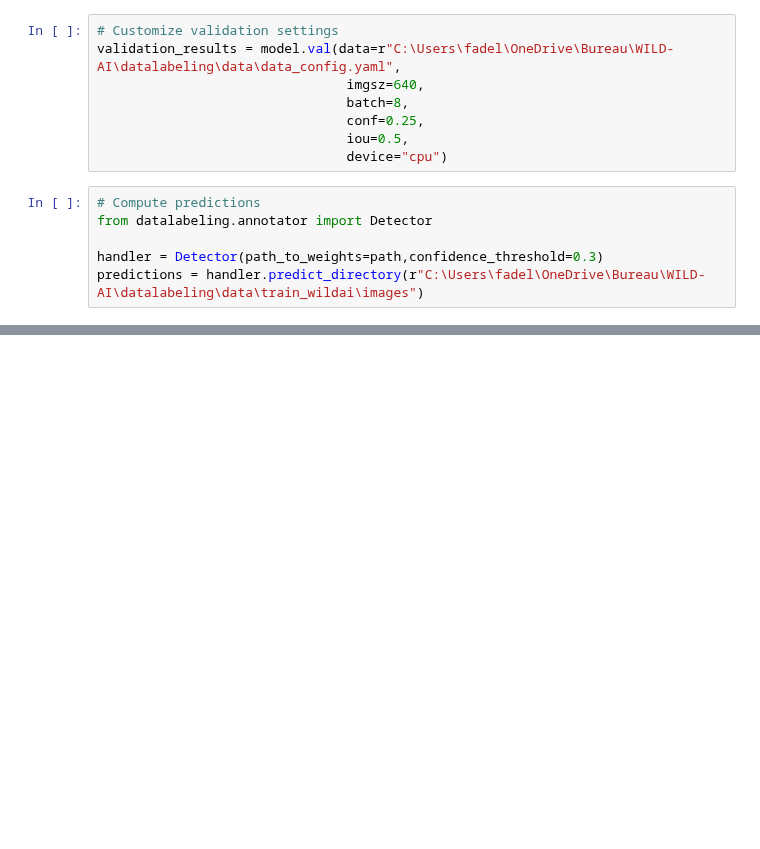
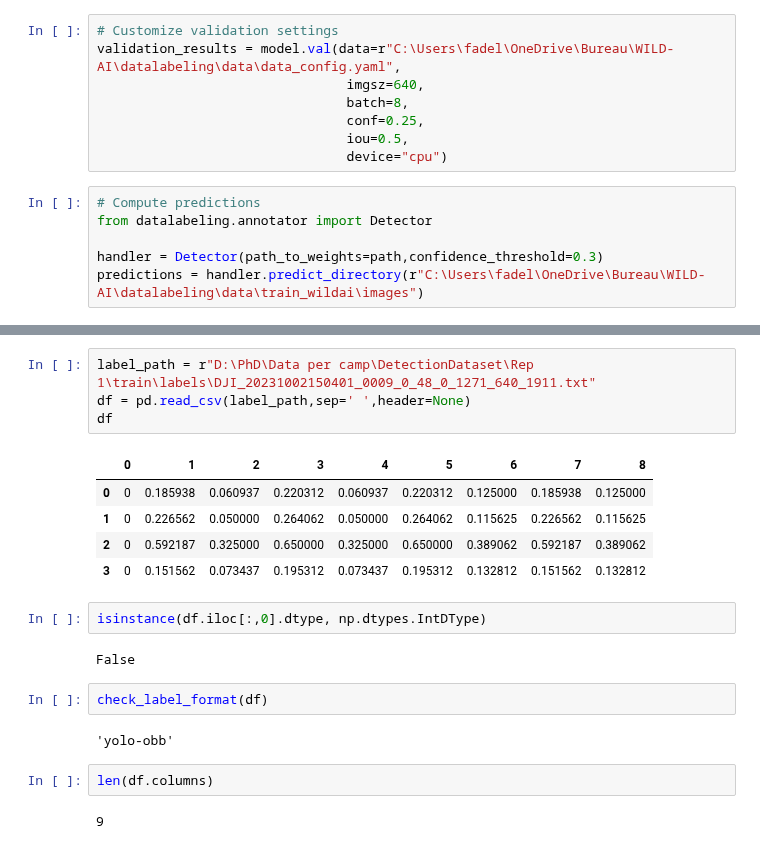
Before and after one commit to FadelMamar/datalabeling, a Jupyter notebook: notebooks/data_exploration.ipynb, the cells around one changed output, grey strips where cells are left out. Cells and saved outputs as stored; diff of their text form; blank space fills up the shorter version.

```diff
--- a/notebooks/data_exploration.ipynb
+++ b/notebooks/data_exploration.ipynb
@@ -266,0 +294,22 @@ predictions = handler.predict_directory(r"C:\Users\fadel\OneDrive\Bureau\WILD-AI
+# %%
+label_path = r"D:\PhD\Data per camp\DetectionDataset\Rep 1\train\labels\DJI_20231002150401_0009_0_48_0_1271_640_1911.txt"
+df = pd.read_csv(label_path,sep=' ',header=None)
+df
+# %% [output]
+|  | 0 | 1 | 2 | 3 | 4 | 5 | 6 | 7 | 8 |
+| 0 | 0 | 0.185938 | 0.060937 | 0.220312 | 0.060937 | 0.220312 | 0.125000 | 0.185938 | 0.125000 |
+| 1 | 0 | 0.226562 | 0.050000 | 0.264062 | 0.050000 | 0.264062 | 0.115625 | 0.226562 | 0.115625 |
+| 2 | 0 | 0.592187 | 0.325000 | 0.650000 | 0.325000 | 0.650000 | 0.389062 | 0.592187 | 0.389062 |
+| 3 | 0 | 0.151562 | 0.073437 | 0.195312 | 0.073437 | 0.195312 | 0.132812 | 0.151562 | 0.132812 |
+# %%
+isinstance(df.iloc[:,0].dtype, np.dtypes.IntDType)
+# %% [output]
+False
+# %%
+check_label_format(df)
+# %% [output]
+'yolo-obb'
+# %%
+len(df.columns)
+# %% [output]
+9
```
Also changed, not shown: parts of 4 cells of this notebook.
